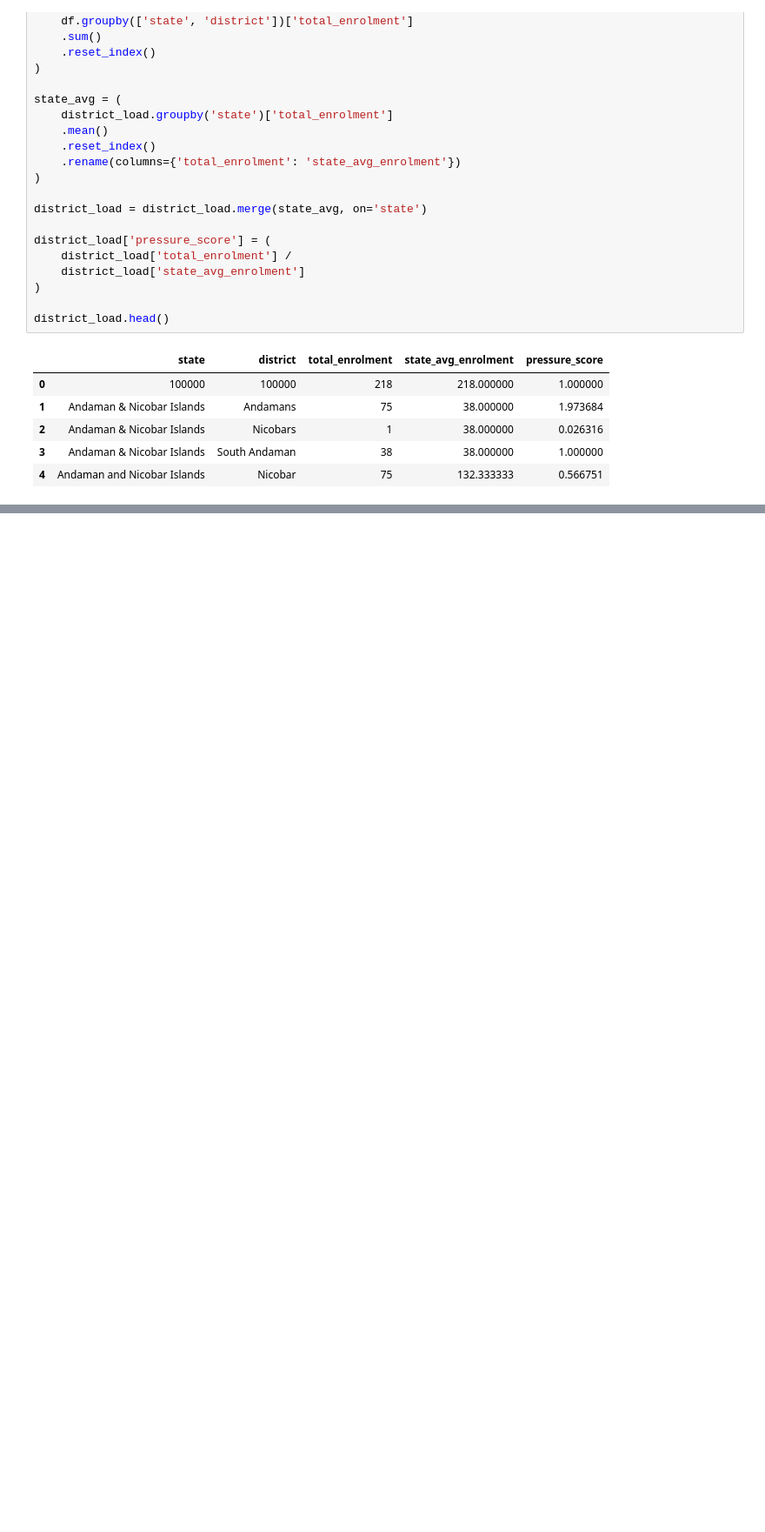
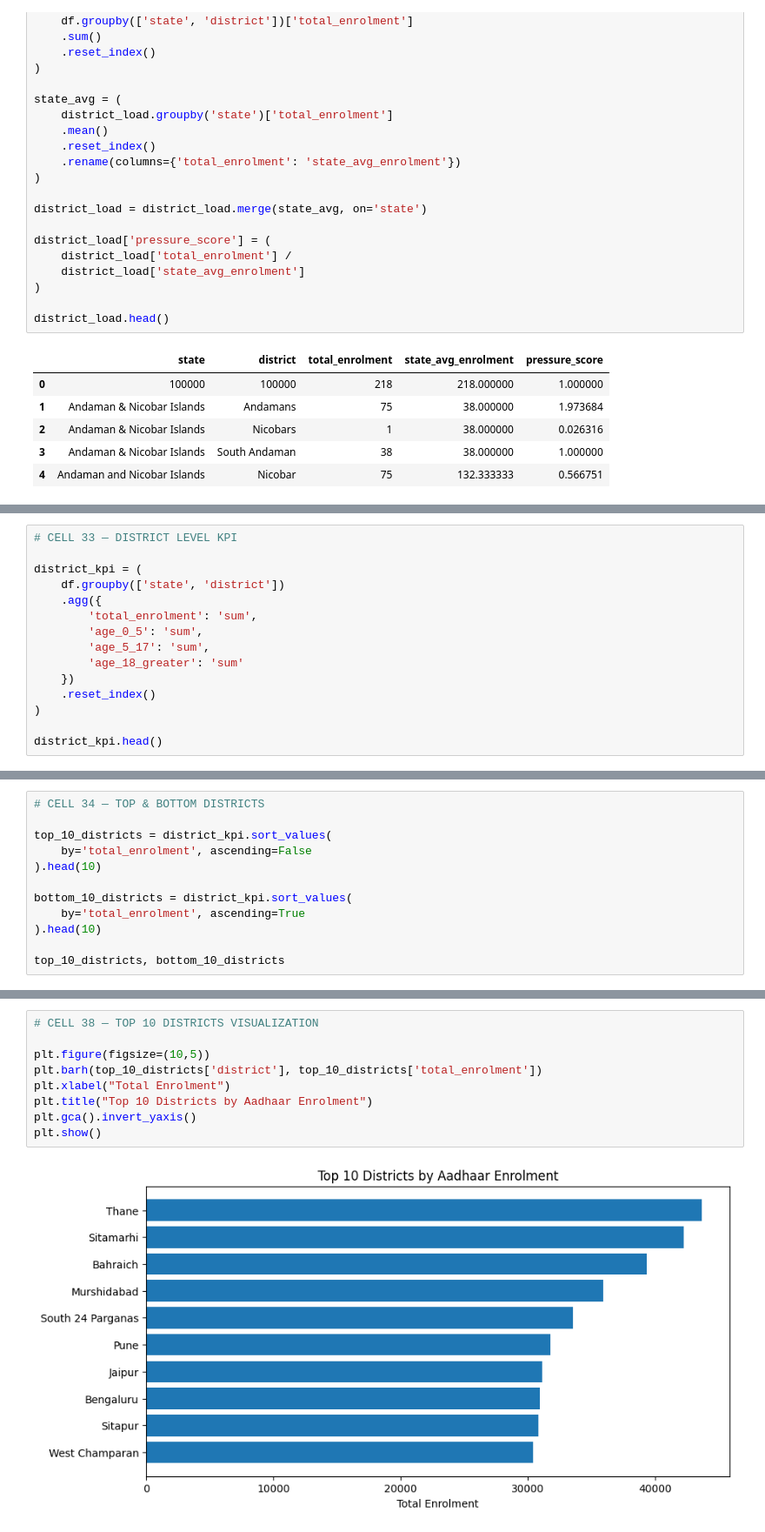
Before and after one commit to Shaheen010507/UIDAI_Hackathon_2026, a Jupyter notebook: Aadhaar_Analytics_Project.ipynb, the cells around one changed output, grey strips where cells are left out. Shown at 87% size. Drawn from its saved outputs; the diff is of its cells as text; blank space fills up the shorter version.

```diff
--- a/Aadhaar_Analytics_Project.ipynb
+++ b/Aadhaar_Analytics_Project.ipynb
@@ -508,0 +540,15 @@ district_load.sort_values(
+# %%
+# CELL 33 — DISTRICT LEVEL KPI
+
+district_kpi = (
+    df.groupby(['state', 'district'])
+    .agg({
+        'total_enrolment': 'sum',
+        'age_0_5': 'sum',
+        'age_5_17': 'sum',
+        'age_18_greater': 'sum'
+    })
+    .reset_index()
+)
+
+district_kpi.head()
@@ -508,0 +562,12 @@ district_load.sort_values(
+# %%
+# CELL 34 — TOP & BOTTOM DISTRICTS
+
+top_10_districts = district_kpi.sort_values(
+    by='total_enrolment', ascending=False
+).head(10)
+
+bottom_10_districts = district_kpi.sort_values(
+    by='total_enrolment', ascending=True
+).head(10)
+
+top_10_districts, bottom_10_districts
@@ -508,0 +647,11 @@ district_load.sort_values(
+# %%
+# CELL 38 — TOP 10 DISTRICTS VISUALIZATION
+
+plt.figure(figsize=(10,5))
+plt.barh(top_10_districts['district'], top_10_districts['total_enrolment'])
+plt.xlabel("Total Enrolment")
+plt.title("Top 10 Districts by Aadhaar Enrolment")
+plt.gca().invert_yaxis()
+plt.show()
+# %% [output]
+[figure, added]
```
Also changed, not shown: parts of 40 cells of this notebook.
